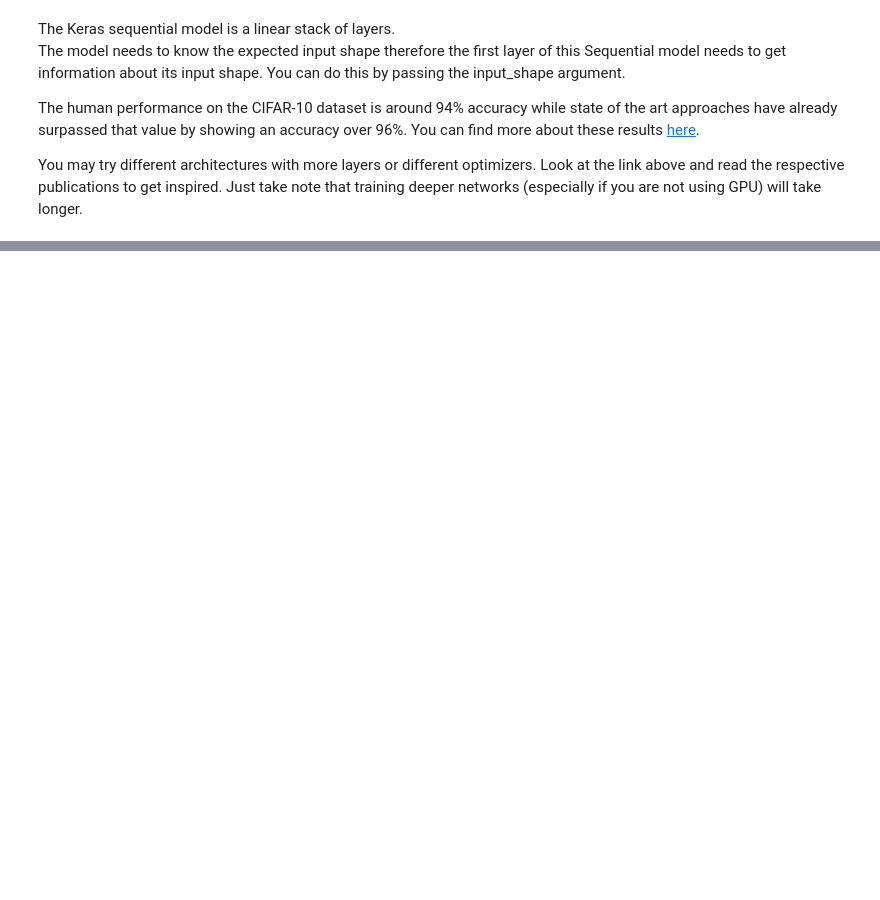
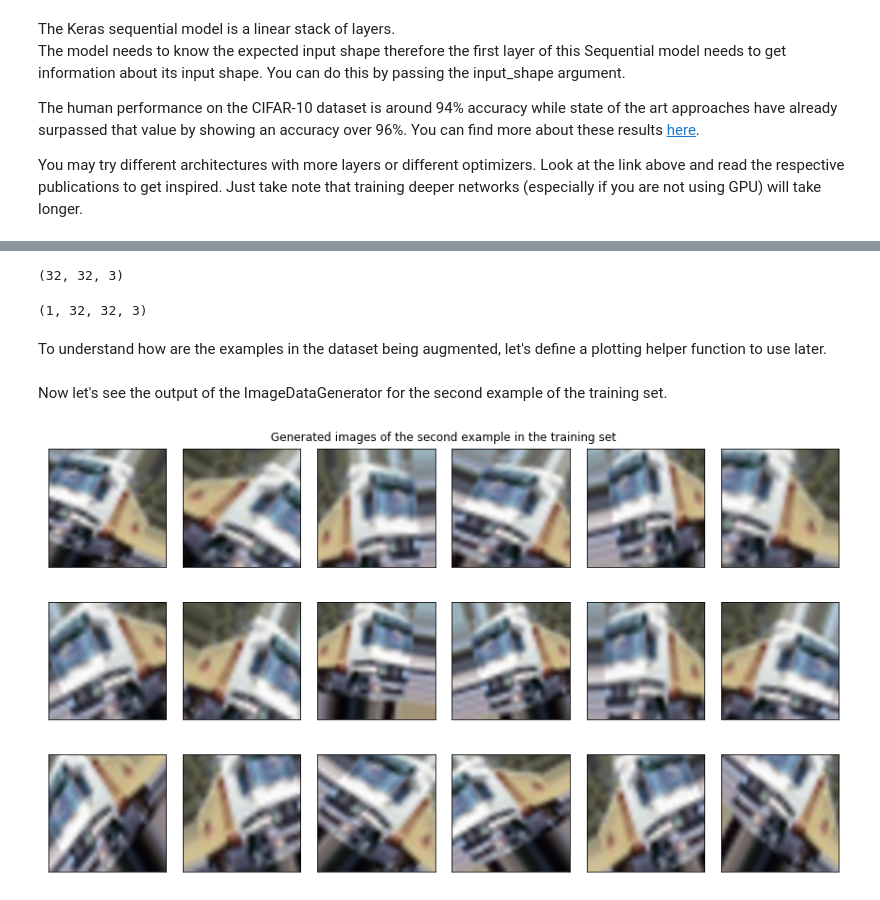
Before and after one commit to ruidbras/Cifar10-TensorFlow, a Jupyter notebook: Cifar10 Tensorflow.ipynb, the cells around one changed output, grey strips where cells are left out. Saved outputs shown, nothing was run; the diff lists cells and outputs as text; code cells hidden in the pictures; blank space fills up the shorter version.

```diff
--- a/Cifar10 Tensorflow.ipynb
+++ b/Cifar10 Tensorflow.ipynb
@@ -277,0 +327,57 @@ Accuracy on test data is: 82.17
+# %%
+# X_1 is the second example of the training set
+X_1 = X_train[1]
+display(X_1.shape)
+X_1 = X_1.reshape((1,) + X_1.shape)
+display(X_1.shape)
+# %% [output]
+(32, 32, 3)
+(1, 32, 32, 3)
+# %% [markdown]
+To understand how are the examples in the dataset being augmented, let's define a plotting helper function to use later.
+# %%
+def plot_generated_img(X_train, smooth=False):
+    fig = plt.figure(figsize=(12, 7))
+    rows = 3
+    cols = max(1, len(img_gen) // rows-1)
+    if smooth:
+        interpolation = 'spline16'
+    else:
+        interpolation = 'nearest'
+
+    for i in range(len(img_gen)):
+        subplot = fig.add_subplot(rows, cols+1, i+1)
+        plt.tick_params(axis='both', which='both', bottom=False, top=False,
+                        left=False, right=False, labelbottom=False, labelleft=False)
+        plt.imshow(X_train[i][:,:,:], interpolation=interpolation)
+    plt.suptitle('Generated images of the second example in the training set')
+    plt.tight_layout()
+# %% [markdown]
+Now let's see the output of the ImageDataGenerator for the second example of the training set.
+# %%
+# Define the image generator and set its parameters
+idg = ImageDataGenerator(
+        rotation_range=40,
+        width_shift_range=0.15,
+        height_shift_range=0.15,
+        shear_range=0.2,
+        zoom_range=0.2,
+        horizontal_flip=True,
+        vertical_flip=False,
+        fill_mode='nearest',
+)
+
+batch = 0
+max_batch = 18
+img_gen = []
+
+for x_batch in idg.flow(X_1, batch_size=max_batch):
+    img_gen.append(x_batch[0])
+    batch += 1
+    if batch >= max_batch:
+        break
+
+
+plot_generated_img(img_gen, smooth=True)
+# %% [output]
+[figure, added]
```
Also changed, not shown: parts of 43 cells of this notebook, 2 other files.
